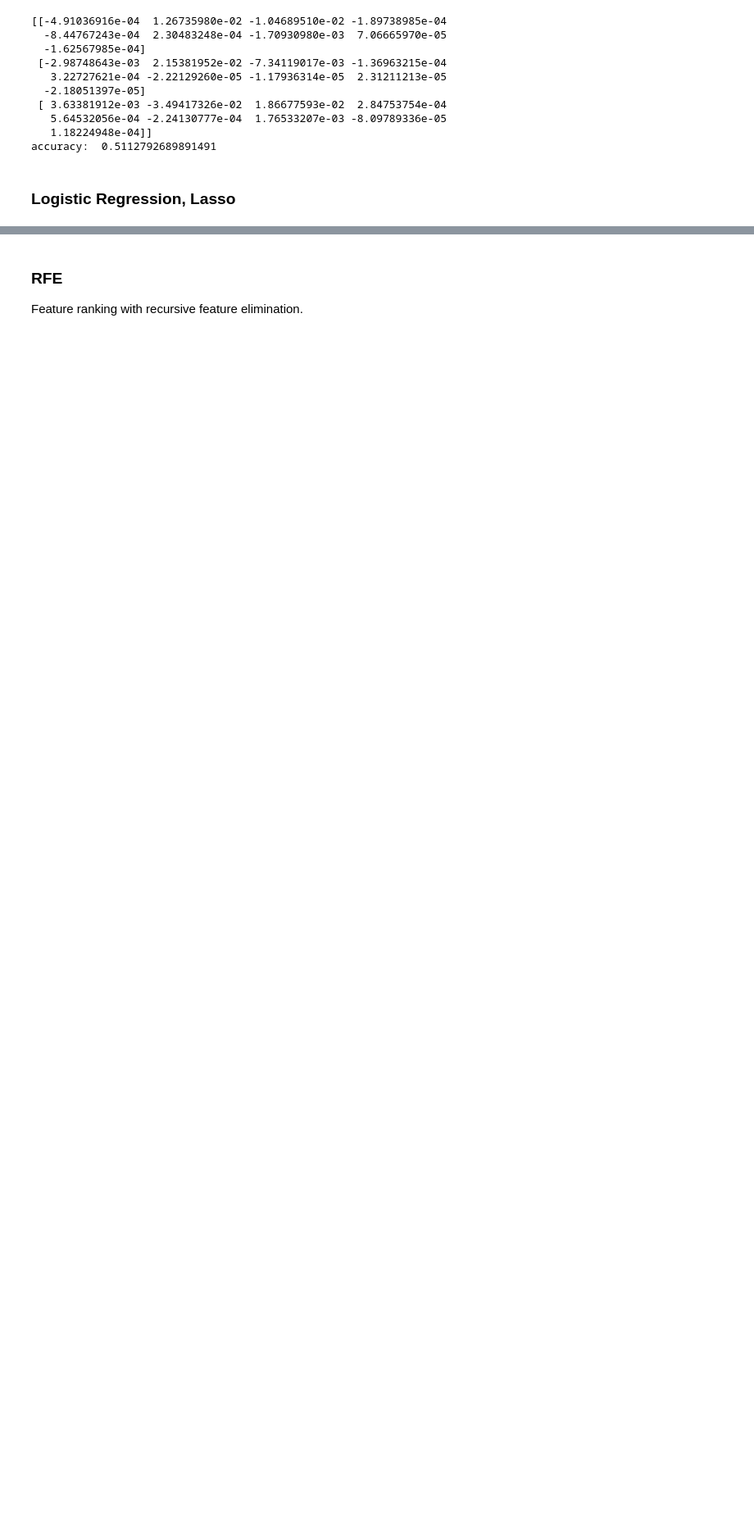
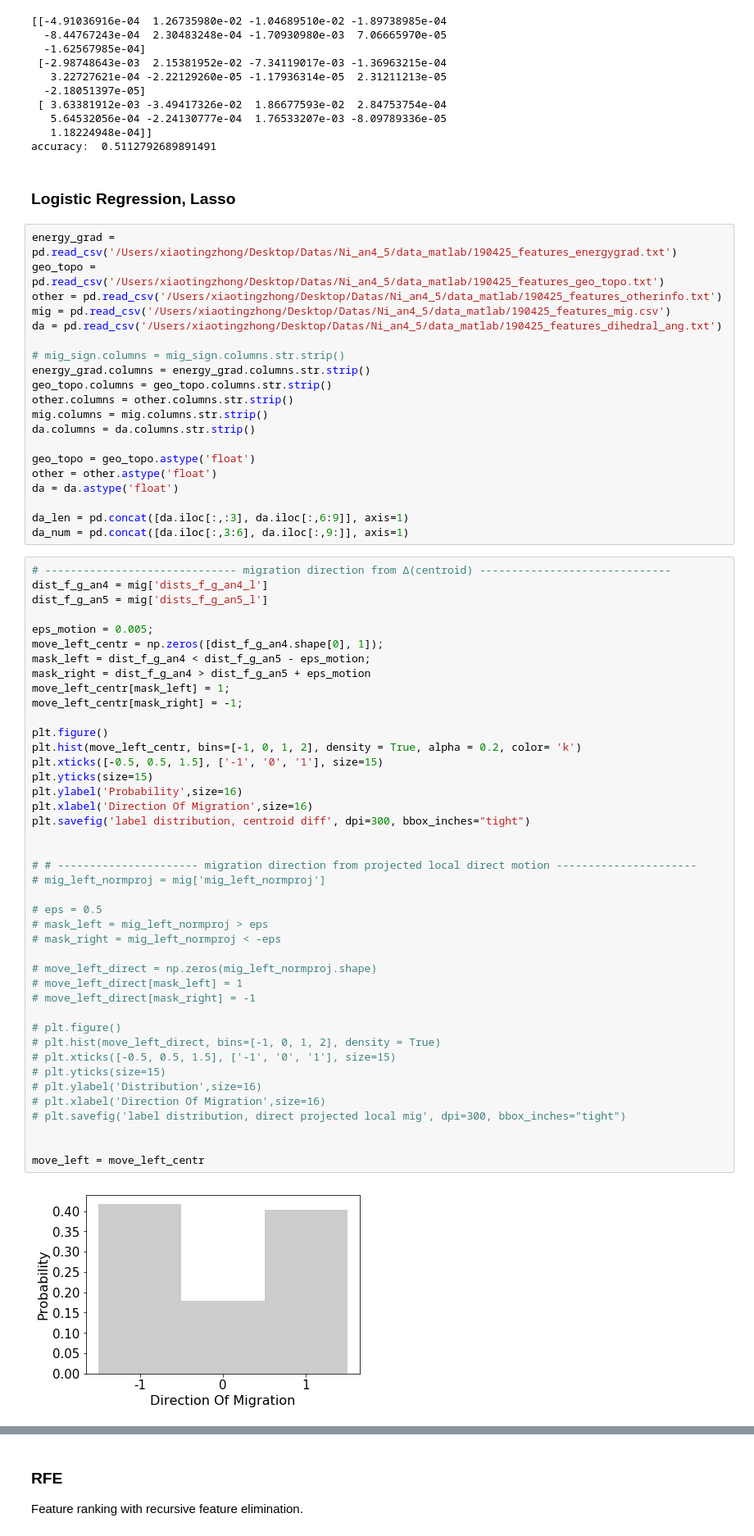
Before and after one commit to xiaotingz/Matlab, a Jupyter notebook: Grain Tracking/ClassificationModels.ipynb, the cells around one changed output, grey strips where cells are left out. Shown: that part at 82% size. Drawn from its saved outputs; the diff is of its cells as text; blank space fills up the shorter version.

```diff
--- a/Grain Tracking/ClassificationModels.ipynb
+++ b/Grain Tracking/ClassificationModels.ipynb
@@ -376,3 +396,67 @@ print 'accuracy: ', logi_reg.score(X, y)
 accuracy:  0.5112792689891491
 # %% [markdown]
 ### Logistic Regression, Lasso
+# %%
+energy_grad = pd.read_csv('/Users/xiaotingzhong/Desktop/Datas/Ni_an4_5/data_matlab/190425_features_energygrad.txt')
+geo_topo = pd.read_csv('/Users/xiaotingzhong/Desktop/Datas/Ni_an4_5/data_matlab/190425_features_geo_topo.txt')
+other = pd.read_csv('/Users/xiaotingzhong/Desktop/Datas/Ni_an4_5/data_matlab/190425_features_otherinfo.txt')
+mig = pd.read_csv('/Users/xiaotingzhong/Desktop/Datas/Ni_an4_5/data_matlab/190425_features_mig.csv')
+da = pd.read_csv('/Users/xiaotingzhong/Desktop/Datas/Ni_an4_5/data_matlab/190425_features_dihedral_ang.txt')
+
+# mig_sign.columns = mig_sign.columns.str.strip()
+energy_grad.columns = energy_grad.columns.str.strip()
+geo_topo.columns = geo_topo.columns.str.strip()
+other.columns = other.columns.str.strip()
+mig.columns = mig.columns.str.strip()
+da.columns = da.columns.str.strip()
+
+geo_topo = geo_topo.astype('float')
+other = other.astype('float')
+da = da.astype('float')
+
+da_len = pd.concat([da.iloc[:,:3], da.iloc[:,6:9]], axis=1)
+da_num = pd.concat([da.iloc[:,3:6], da.iloc[:,9:]], axis=1)
+# %%
+# ------------------------------ migration direction from Δ(centroid) ------------------------------
+dist_f_g_an4 = mig['dists_f_g_an4_l']
+dist_f_g_an5 = mig['dists_f_g_an5_l']
+
+eps_motion = 0.005;
+move_left_centr = np.zeros([dist_f_g_an4.shape[0], 1]);
+mask_left = dist_f_g_an4 < dist_f_g_an5 - eps_motion;
+mask_right = dist_f_g_an4 > dist_f_g_an5 + eps_motion
+move_left_centr[mask_left] = 1;
+move_left_centr[mask_right] = -1;
+
+plt.figure()
+plt.hist(move_left_centr, bins=[-1, 0, 1, 2], density = True, alpha = 0.2, color= 'k')
+plt.xticks([-0.5, 0.5, 1.5], ['-1', '0', '1'], size=15)
+plt.yticks(size=15)
+plt.ylabel('Probability',size=16)
+plt.xlabel('Direction Of Migration',size=16)
+plt.savefig('label distribution, centroid diff', dpi=300, bbox_inches="tight")
+
+
+# # ---------------------- migration direction from projected local direct motion ----------------------
+# mig_left_normproj = mig['mig_left_normproj']
+
+# eps = 0.5
+# mask_left = mig_left_normproj > eps
+# mask_right = mig_left_normproj < -eps
+
+# move_left_direct = np.zeros(mig_left_normproj.shape)
+# move_left_direct[mask_left] = 1
+# move_left_direct[mask_right] = -1
+
+# plt.figure()
+# plt.hist(move_left_direct, bins=[-1, 0, 1, 2], density = True)
+# plt.xticks([-0.5, 0.5, 1.5], ['-1', '0', '1'], size=15)
+# plt.yticks(size=15)
+# plt.ylabel('Distribution',size=16)
+# plt.xlabel('Direction Of Migration',size=16)
+# plt.savefig('label distribution, direct projected local mig', dpi=300, bbox_inches="tight")
+
+
+move_left = move_left_centr
+# %% [output]
+[figure, added]
```
Also changed, not shown: parts of 19 cells of this notebook, 22 other files.
